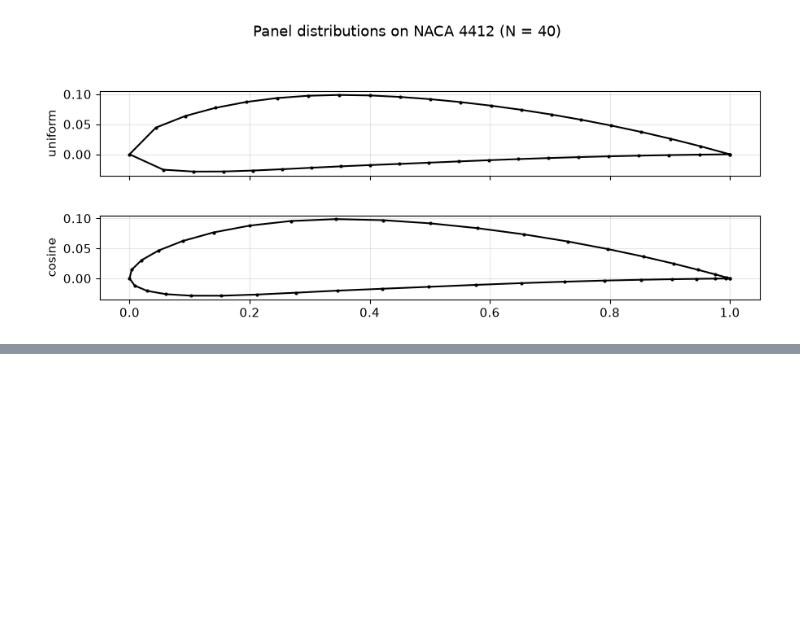
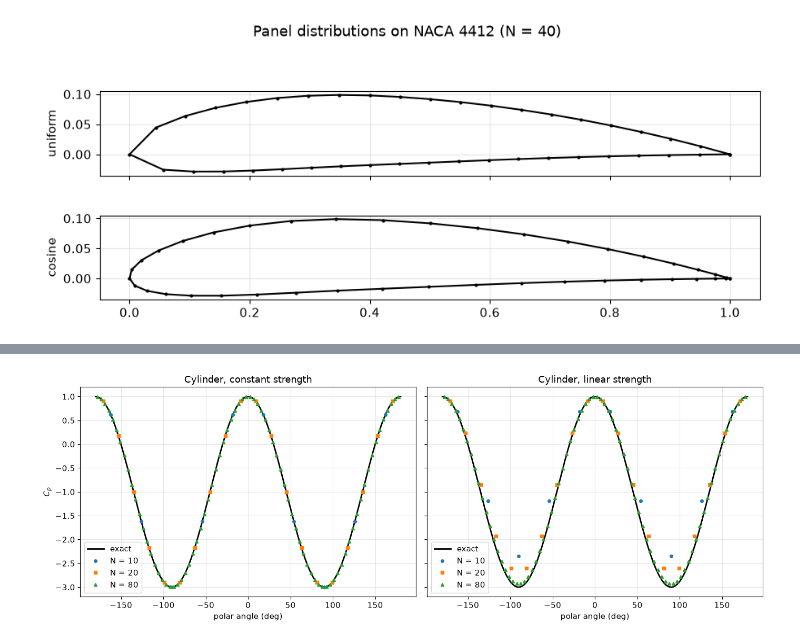
Before and after one commit to Anchalb17/AE611_2026, a Jupyter notebook: Anchal Bhupal Vortex Panel Methods assignment.ipynb, the cells around one changed output, grey strips where cells are left out. Drawn from its saved outputs; the diff is of its cells as text; code cells hidden in the pictures; blank space fills up the shorter version.

Commit message:
Circular cylinder updated

```diff
--- a/Anchal Bhupal Vortex Panel Methods assignment.ipynb
+++ b/Anchal Bhupal Vortex Panel Methods assignment.ipynb
@@ -153,0 +269,21 @@ plt.suptitle("Panel distributions on NACA 4412 (N = 40)"); plt.tight_layout(); p
+# %%
+def cyl_error(method, N):
+    # Max and RMS Cp error (against Cp = 1 - 4 sin^2(theta)) at the control points of an N-panel cylinder
+    xb, yb = cylinder_geometry(N)
+    r = method(xb, yb, 0.0, kutta=False)
+    phi = np.arctan2(r["yc"], r["xc"])
+    err = r["Cp"] - (1 - 4*np.sin(phi)**2)
+    return np.abs(err).max(), np.sqrt(np.mean(err**2)), r, phi
+
+# Cp distributions for a few N
+fig, ax = plt.subplots(1, 2, figsize=(14, 5), sharey=True)
+pe = np.linspace(-np.pi, np.pi, 400)
+for a, (method, name) in zip(ax, [(vortex_panel_method_0, "constant strength"), (vortex_panel_method_1, "linear strength")]):
+    a.plot(np.degrees(pe), 1 - 4*np.sin(pe)**2, "k", lw=2, label="exact")
+    for N, mk in [(10, "o"), (20, "s"), (80, "^")]:
+        _, _, r, phi = cyl_error(method, N)
+        a.plot(np.degrees(phi), r["Cp"], mk, ms=4, label=f"N = {N}")
+    a.set_title(f"Cylinder, {name}"); a.set_xlabel("polar angle (deg)"); a.legend(); a.invert_yaxis()
+ax[0].set_ylabel("$C_p$"); plt.tight_layout(); plt.show()
+# %% [output]
+[figure, added]
```
Also changed, not shown: parts of 6 cells of this notebook.
